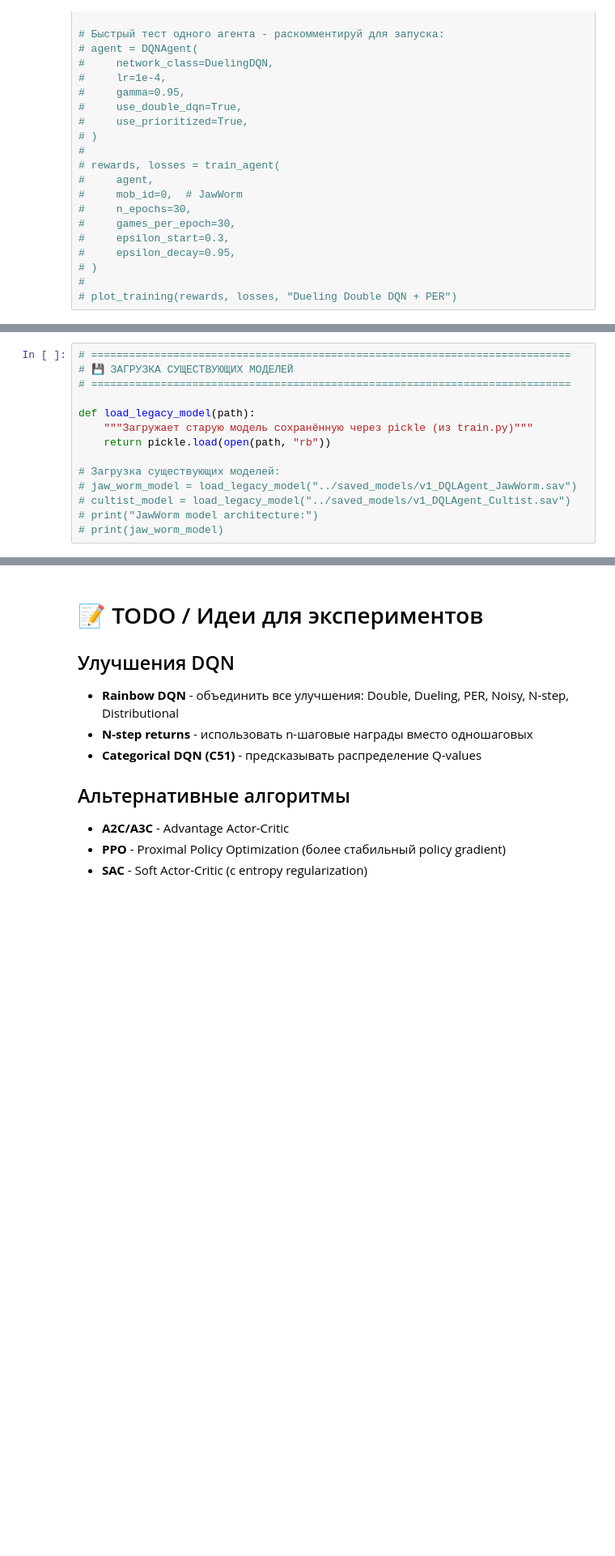
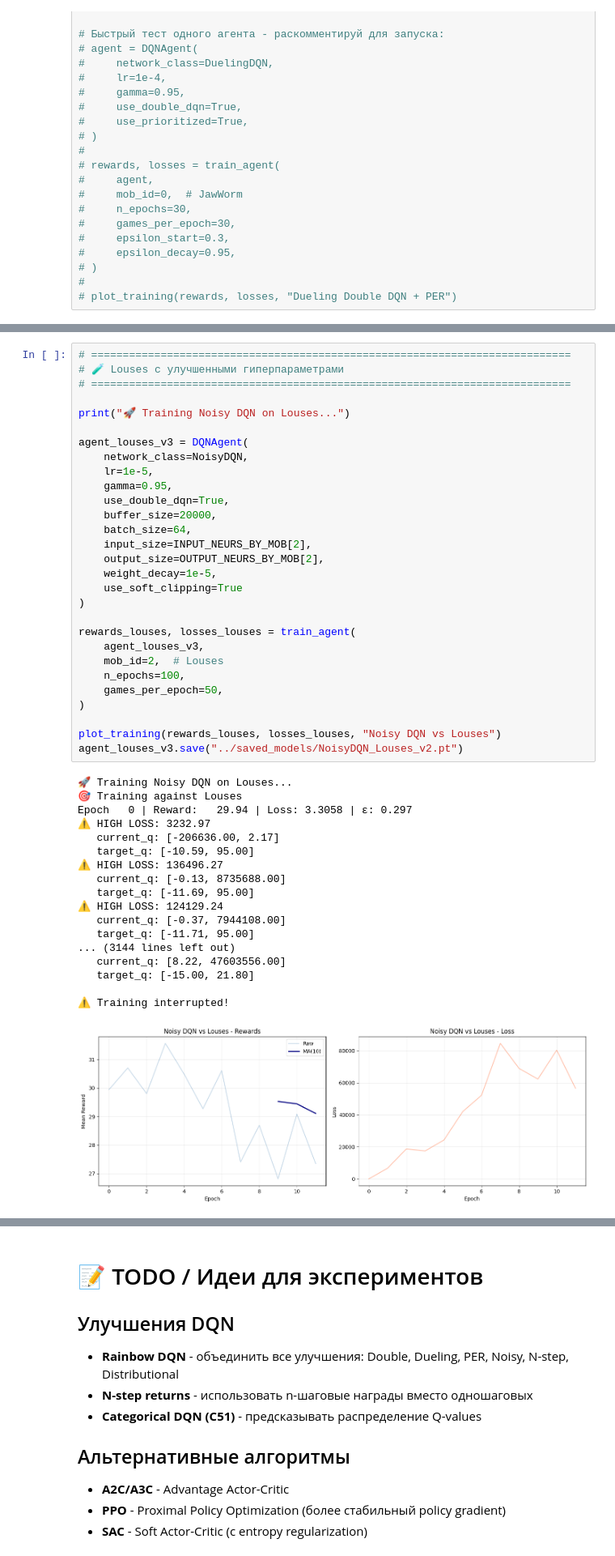
Before and after one commit to Q0un/ML_STS, a Jupyter notebook: train/train.ipynb, the cells around one changed output, grey strips where cells are left out. Shown at 81% size. Cells and saved outputs as stored; diff of their text form; blank space fills up the shorter version.

```diff
--- a/train/train.ipynb
+++ b/train/train.ipynb
@@ -1150,14 +1137,48 @@ Cultist:  Old=100% -> New=100% win rate
-# %%
-# ============================================================================
-# 💾 ЗАГРУЗКА СУЩЕСТВУЮЩИХ МОДЕЛЕЙ
-# ============================================================================
-
-def load_legacy_model(path):
-    """Загружает старую модель сохранённую через pickle (из train.py)"""
-    return pickle.load(open(path, "rb"))
-
-# Загрузка существующих моделей:
-# jaw_worm_model = load_legacy_model("../saved_models/v1_DQLAgent_JawWorm.sav")
-# cultist_model = load_legacy_model("../saved_models/v1_DQLAgent_Cultist.sav")
-# print("JawWorm model architecture:")
-# print(jaw_worm_model)
+# %%
+# ============================================================================
+# 🧪 Louses с улучшенными гиперпараметрами
+# ============================================================================
+
+print("🚀 Training Noisy DQN on Louses...")
+
+agent_louses_v3 = DQNAgent(
+    network_class=NoisyDQN,
+    lr=1e-5,
+    gamma=0.95,
+    use_double_dqn=True,
+    buffer_size=20000,
+    batch_size=64,
+    input_size=INPUT_NEURS_BY_MOB[2],
+    output_size=OUTPUT_NEURS_BY_MOB[2],
+    weight_decay=1e-5,
+    use_soft_clipping=True
+)
+
+rewards_louses, losses_louses = train_agent(
+    agent_louses_v3,
+    mob_id=2,  # Louses
+    n_epochs=100,
+    games_per_epoch=50,
+)
+
+plot_training(rewards_louses, losses_louses, "Noisy DQN vs Louses")
+agent_louses_v3.save("../saved_models/NoisyDQN_Louses_v2.pt")
+# %% [output]
+🚀 Training Noisy DQN on Louses...
+🎯 Training against Louses
+Epoch   0 | Reward:   29.94 | Loss: 3.3058 | ε: 0.297
+⚠️ HIGH LOSS: 3232.97
+   current_q: [-206636.00, 2.17]
+   target_q: [-10.59, 95.00]
+⚠️ HIGH LOSS: 136496.27
+   current_q: [-0.13, 8735688.00]
+   target_q: [-11.69, 95.00]
+⚠️ HIGH LOSS: 124129.24
+   current_q: [-0.37, 7944108.00]
+   target_q: [-11.71, 95.00]
+... (3144 lines left out)
+   current_q: [8.22, 47603556.00]
+   target_q: [-15.00, 21.80]
+
+⚠️ Training interrupted!
+[figure, added]
```
Also changed, not shown: parts of 14 cells of this notebook, 18 other files.
